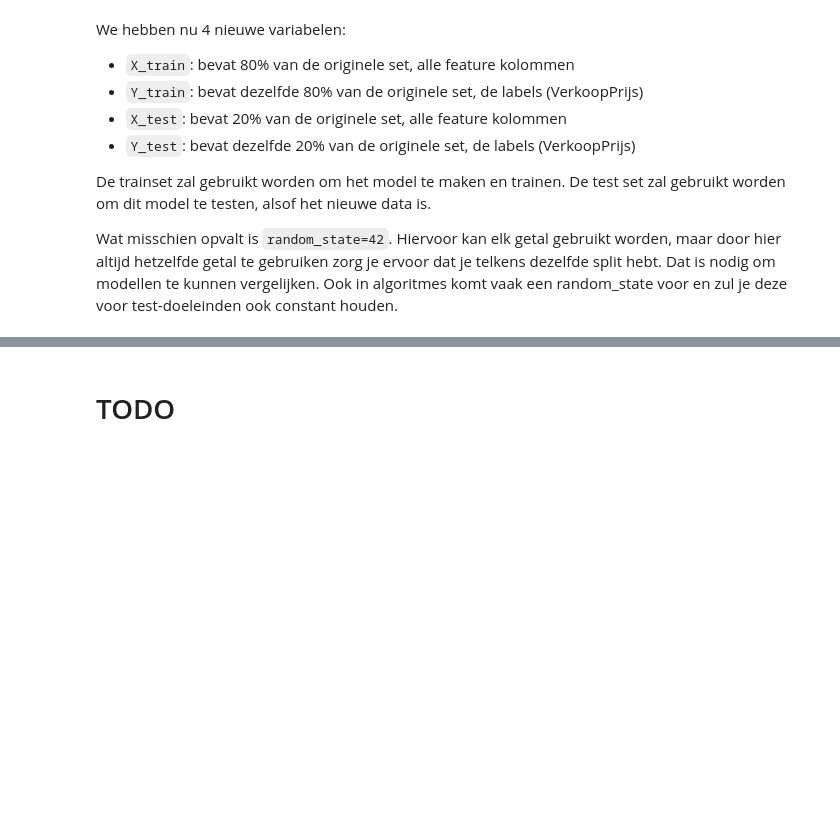
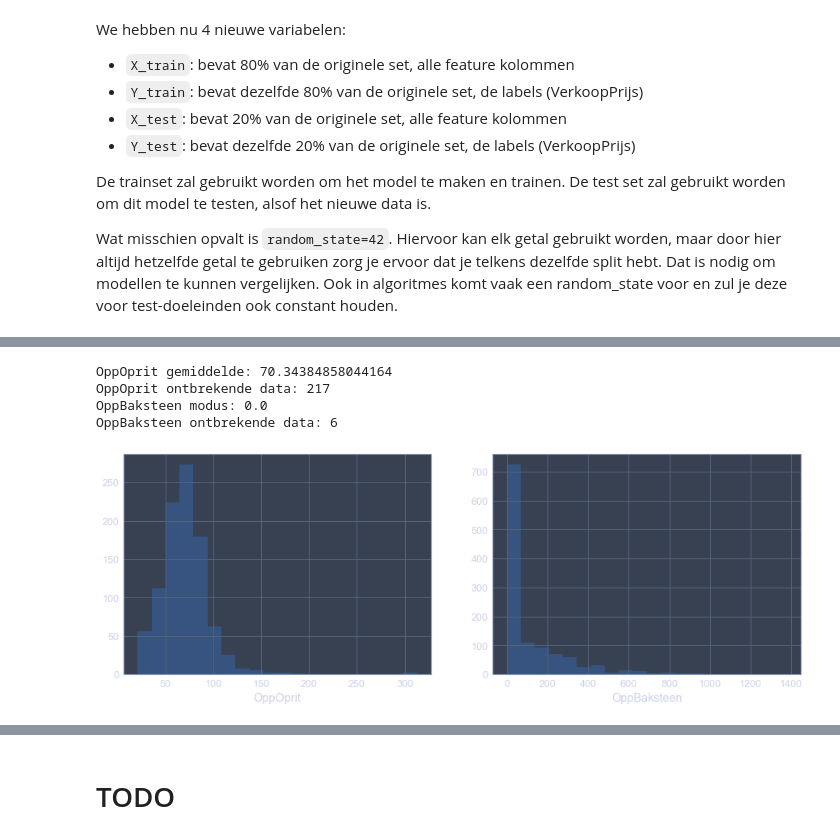
Before and after one commit to pvdwijdeven/Magion, a Jupyter notebook: SIG ML intro.ipynb, the cells around one changed output, grey strips where cells are left out. Cells and saved outputs as stored; diff of their text form; code cells hidden in the pictures; blank space fills up the shorter version.

```diff
--- a/SIG ML intro.ipynb
+++ b/SIG ML intro.ipynb
@@ -575,0 +597,16 @@ Wat misschien opvalt is `random_state=42`. Hiervoor kan elk getal gebruikt worde
+# %%
+fig,axs=plt.subplots(1,2,figsize=(15,5))
+sns.distplot(X_train['OppOprit'].dropna(), ax=axs[0], kde=False, bins=20)
+sns.distplot(X_train['OppBaksteen'].dropna(), ax=axs[1], kde=False, bins=20)
+plt.plot()
+
+print('OppOprit gemiddelde:', X_train['OppOprit'].mean())
+print('OppOprit ontbrekende data:', X_train['OppOprit'].isna().sum())
+print('OppBaksteen modus:', X_train['OppBaksteen'].mode()[0])
+print('OppBaksteen ontbrekende data:', X_train['OppBaksteen'].isna().sum())
+# %% [output]
+OppOprit gemiddelde: 70.34384858044164
+OppOprit ontbrekende data: 217
+OppBaksteen modus: 0.0
+OppBaksteen ontbrekende data: 6
+[figure, added]
```
Also changed, not shown: parts of 11 cells of this notebook.
